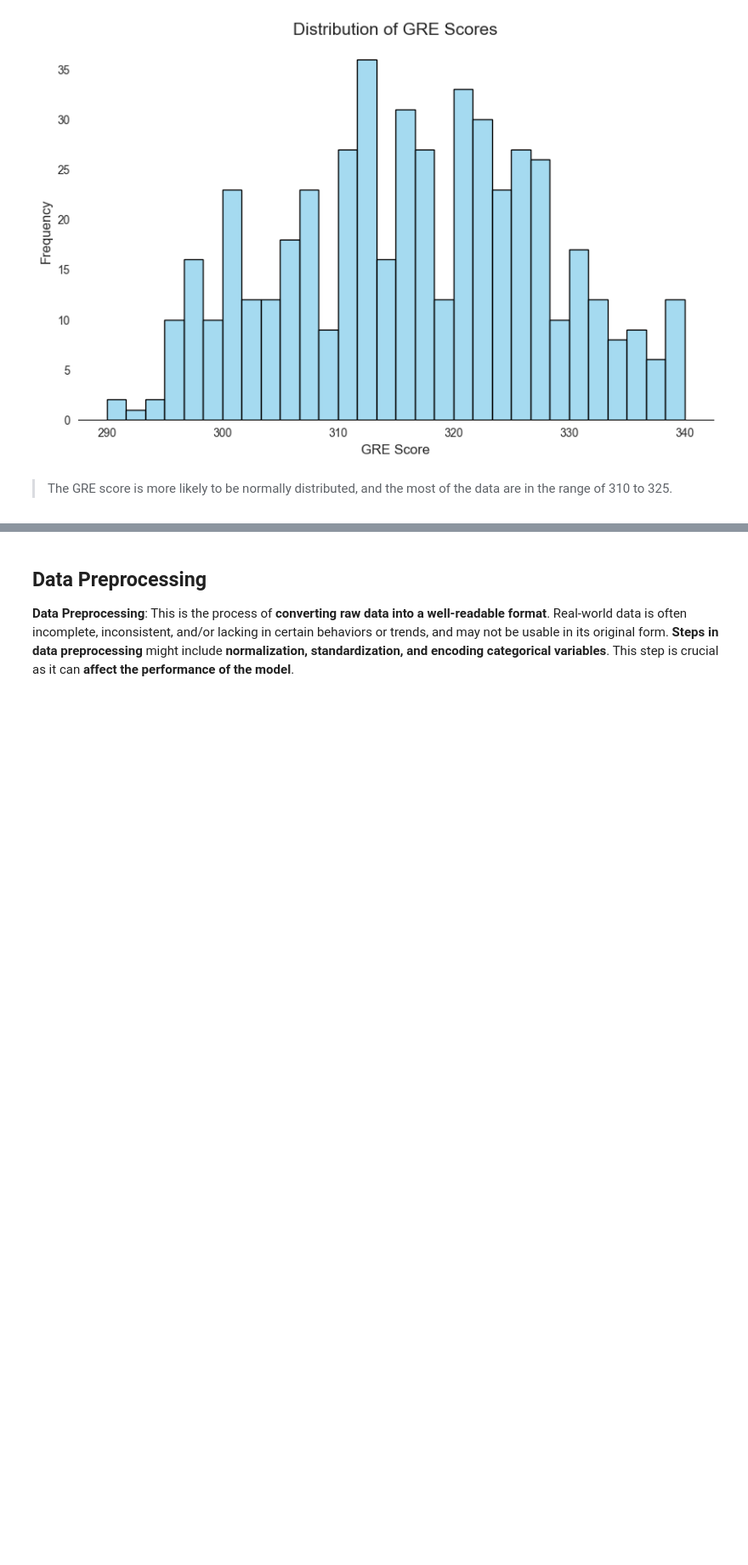
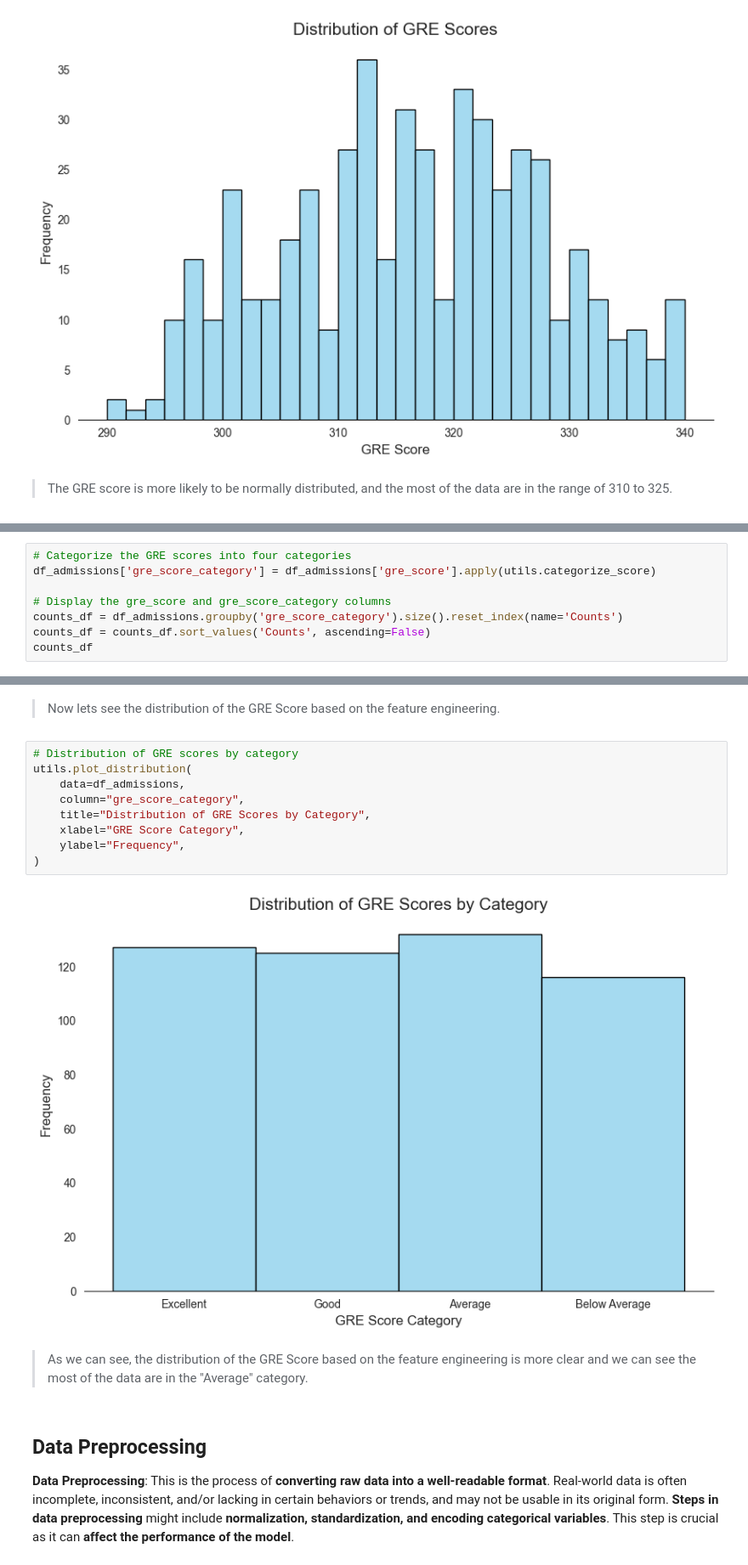
Before and after one commit to stefansphtr/Deep-Learning-Regression-with-Admissions-Data, a Jupyter notebook: Graduate_Admissions_Prediction_with_TensorFlow.ipynb, the cells around one changed output, grey strips where cells are left out. Shown: that part at 85% size. Cells and saved outputs as stored; diff of their text form; blank space fills up the shorter version.

Commit message:
chore(eda): complete univariate analysis for the gre score

```diff
--- a/Graduate_Admissions_Prediction_with_TensorFlow.ipynb
+++ b/Graduate_Admissions_Prediction_with_TensorFlow.ipynb
@@ -211,0 +238,8 @@ utils.plot_distribution(
+# %%
+# Categorize the GRE scores into four categories
+df_admissions['gre_score_category'] = df_admissions['gre_score'].apply(utils.categorize_score)
+
+# Display the gre_score and gre_score_category columns
+counts_df = df_admissions.groupby('gre_score_category').size().reset_index(name='Counts')
+counts_df = counts_df.sort_values('Counts', ascending=False)
+counts_df
@@ -212,3 +252,18 @@ utils.plot_distribution(
+# %% [markdown]
+> Now lets see the distribution of the GRE Score based on the feature engineering.
+# %%
+# Distribution of GRE scores by category
+utils.plot_distribution(
+    data=df_admissions,
+    column="gre_score_category",
+    title="Distribution of GRE Scores by Category",
+    xlabel="GRE Score Category",
+    ylabel="Frequency",
+)
+# %% [output]
+[figure, added]
+# %% [markdown]
+> As we can see, the distribution of the GRE Score based on the feature engineering is more clear and we can see the most of the data are in the "Average" category.
 # %% [markdown]
 ## Data Preprocessing
 
```
Also changed, not shown: parts of 4 cells of this notebook.
